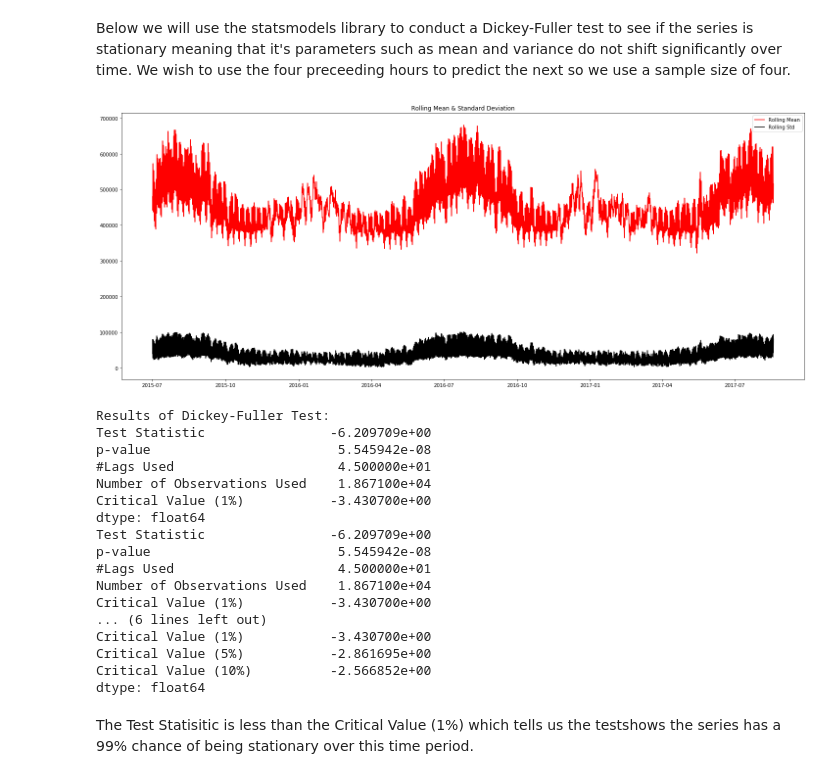
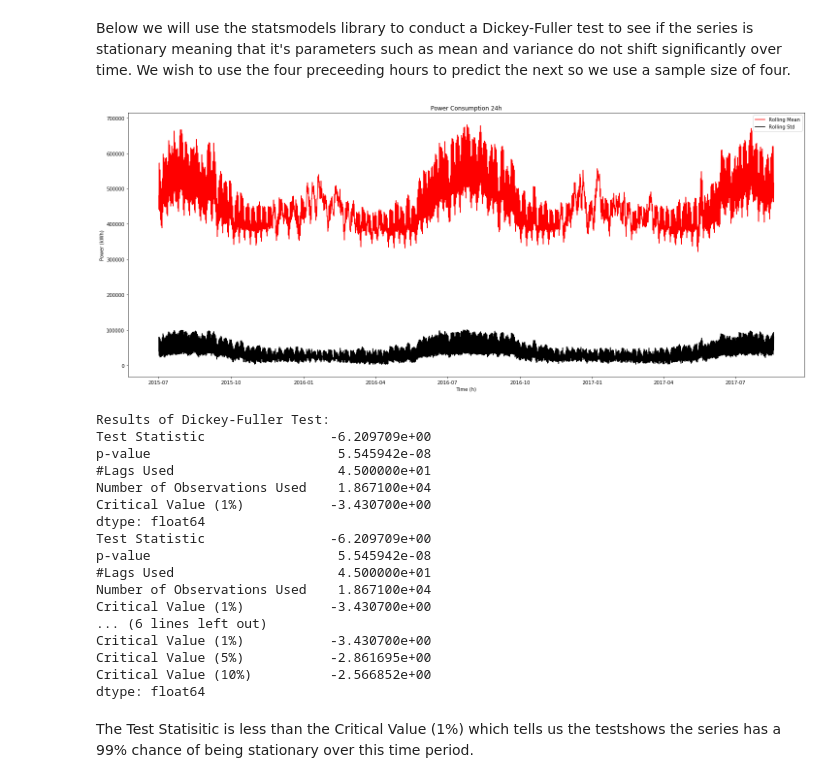
Before and after one commit to Thabetten/Advanced-Data-Science-Capstone-IBM, a Jupyter notebook: IBM_Advanced_DS_capstone.ipynb, the cells around one changed output. Saved outputs shown, nothing was run; the diff lists cells and outputs as text; code cells hidden in the pictures.

```diff
--- a/IBM_Advanced_DS_capstone.ipynb
+++ b/IBM_Advanced_DS_capstone.ipynb
@@ -93,7 +103,7 @@ fig = plt.figure()
 ax = plt.axes()
 
 ax.set_xlabel('Time (h)')
-ax.set_xlabyl('Power (kWh)')
+ax.set_ylabel('Power (kWh)')
 ax.set_title('Power Demand Week')
 ax.plot(time[:721], power[:721]);
 # %% [output]
@@ -130,32 +141,33 @@ Below we will use the statsmodels library to conduct a Dickey-Fuller test to see
 # %%
 from statsmodels.tsa.stattools import adfuller
 def test_stationarity(timeseries,q):
 
     #Determing rolling statistics
     rolmean = timeseries.rolling(12).mean()
     rolstd = timeseries.rolling(12).std()
 
 
     mean = plt.plot(rolmean, color='red', label='Rolling Mean')
     std = plt.plot(rolstd, color='black', label = 'Rolling Std')
     plt.legend(loc='best')
     plt.title('Rolling Mean & Standard Deviation')
+    ax = plt.axes()
     ax.set_xlabel('Time (h)')
-    ax.set_xlabyl('Power (kWh)')
+    ax.set_ylabel('Power (kWh)')
     ax.set_title('Power Consumption 24h')
     plt.show(block=False)
 
     #Perform Dickey-Fuller test:
     print('Results of Dickey-Fuller Test:')
     dftest = adfuller(timeseries[q], autolag='AIC')
     dfoutput = pd.Series(dftest[0:4], index=['Test Statistic','p-value','#Lags Used','Number of Observations Used'])
     for key,value in dftest[4].items():
         dfoutput['Critical Value (%s)'%key] = value
         print(dfoutput)
 
 test_stationarity(dfpow, 'Power')
 # %% [output]
-[figure, old version]
+[figure, new version]
 Results of Dickey-Fuller Test:
 Test Statistic                -6.209709e+00
 p-value                        5.545942e-08
```
Also changed, not shown: parts of 20 cells of this notebook.
